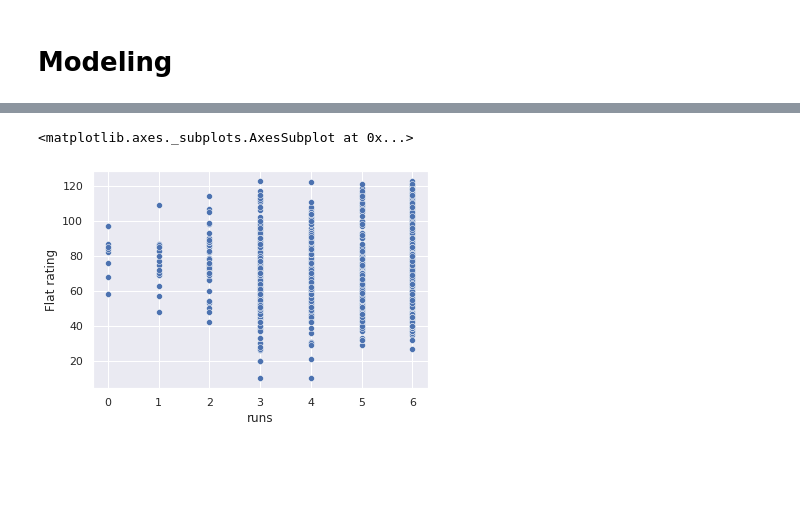
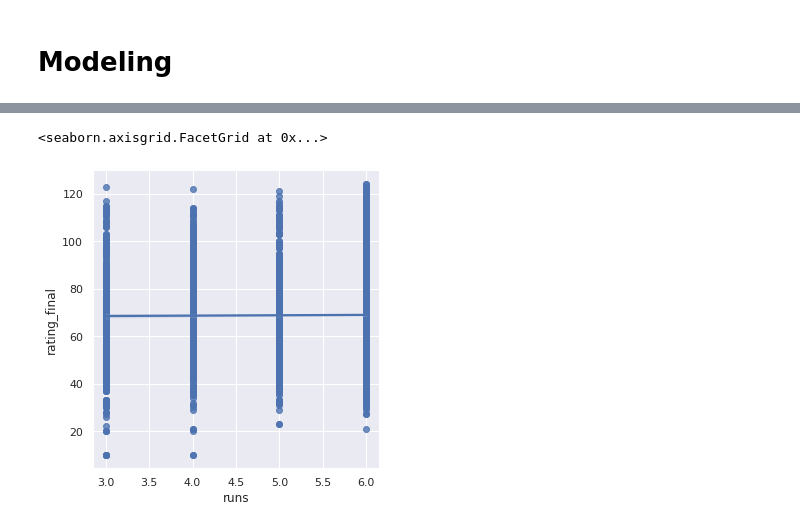
Before and after one commit to samkirwanppb/UCDPA_SamKirwan, a Jupyter notebook: project.ipynb, the cells around one changed output, grey strips where cells are left out. Drawn from its saved outputs; the diff is of its cells as text; code cells hidden in the pictures; blank space fills up the shorter version.

Commit message:
Data Cleansing good as done. Data exploration and modeling next

```diff
--- a/project.ipynb
+++ b/project.ipynb
@@ -316,0 +281,11 @@ dtype: object
+# %%
+fee_data[['Fee 2022','Fee 2023']] = fee_data[['Fee 2022','Fee 2023']].astype(float)
+
+fee_data.loc[(~fee_data['Fee 2023'].isna()) & (fee_data['Currency 2023'] == '€'), 'Fee_2023_final'] = fee_data.loc[~fee_data['Fee 2023'].isna()]['Fee 2023'] * 0.88
+fee_data.loc[(~fee_data['Fee 2022'].isna()) & (fee_data['Currency 2022'] == '€'), 'Fee_2022_final'] = fee_data.loc[~fee_data['Fee 2022'].isna()]['Fee 2022'] * 0.88
+
+fee_data.loc[(~fee_data['Fee 2023'].isna()) & (fee_data['Currency 2023'] == '$'), 'Fee_2023_final'] = fee_data.loc[~fee_data['Fee 2023'].isna()]['Fee 2023'] * 0.83
+fee_data.loc[(~fee_data['Fee 2022'].isna()) & (fee_data['Currency 2022'] == '$'), 'Fee_2022_final'] = fee_data.loc[~fee_data['Fee 2022'].isna()]['Fee 2022'] * 0.83
+
+fee_data[['Fee 2022', 'Fee 2023']] = fee_data[['Fee 2022', 'Fee 2023']].fillna(0).astype(int).replace(0, np.nan)
+fee_data.head() #have clean data scraped from the web in the formate that we require
@@ -316,0 +299,3 @@ dtype: object
+# %%
+fee_data = fee_data[['Sire', 'Fee_2023_final']]#keeping the columns we need for the main data set
+fee_data.head()
@@ -316,0 +309,4 @@ dtype: object
+# %%
+##have moved down here for when i merge in sire fee
+data = merged_data.merge(fee_data, left_on = 'sire_merge', right_on = 'Sire', how = 'left').drop(columns = 'Sire_y').rename(columns = {'Sire_x': 'Sire'})
+data.head() ##we now have a clean data set containing all the columns from each data set that we desire.
@@ -334,6 +332,0 @@ col2 = merged_data_test.iloc[:,-15:-13].head().columns[1]
-# %%
-###messy here but want to plough on now
-data = merged_data_test[['Name', 'Year', 'Sex', 'Sire','Dam', 'Trainer', 'Flat rating', 'AWT rating', col1, col2,'Stud',            'Fee',
-             'Fee 2023', 'Fee 2022',  'Currency 2023',  'Currency 2022',
-                 'runs', 'Consignor', 'final_price']]
-data.head()
@@ -377,5 +389,5 @@ plt.show()
 # %%
-sns.scatterplot(data = data, x = 'runs', y = 'Flat rating')
+sns.lmplot(data = data, x = 'runs', y = 'rating_final')
 # %% [output]
-<matplotlib.axes._subplots.AxesSubplot at 0x...>
+<seaborn.axisgrid.FacetGrid at 0x...>
-[figure, old version]
+[figure, new version]
```
Also changed, not shown: parts of 60 cells of this notebook.
